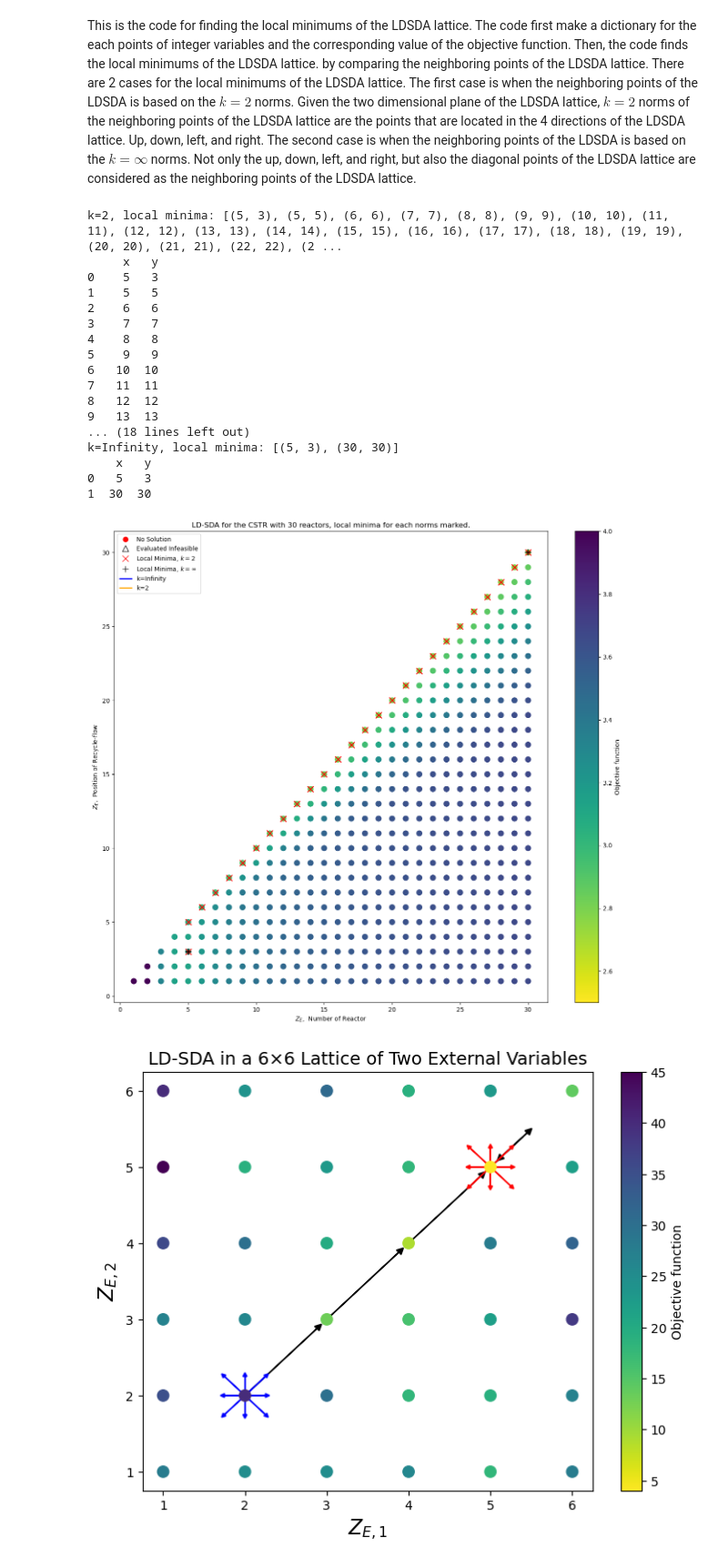
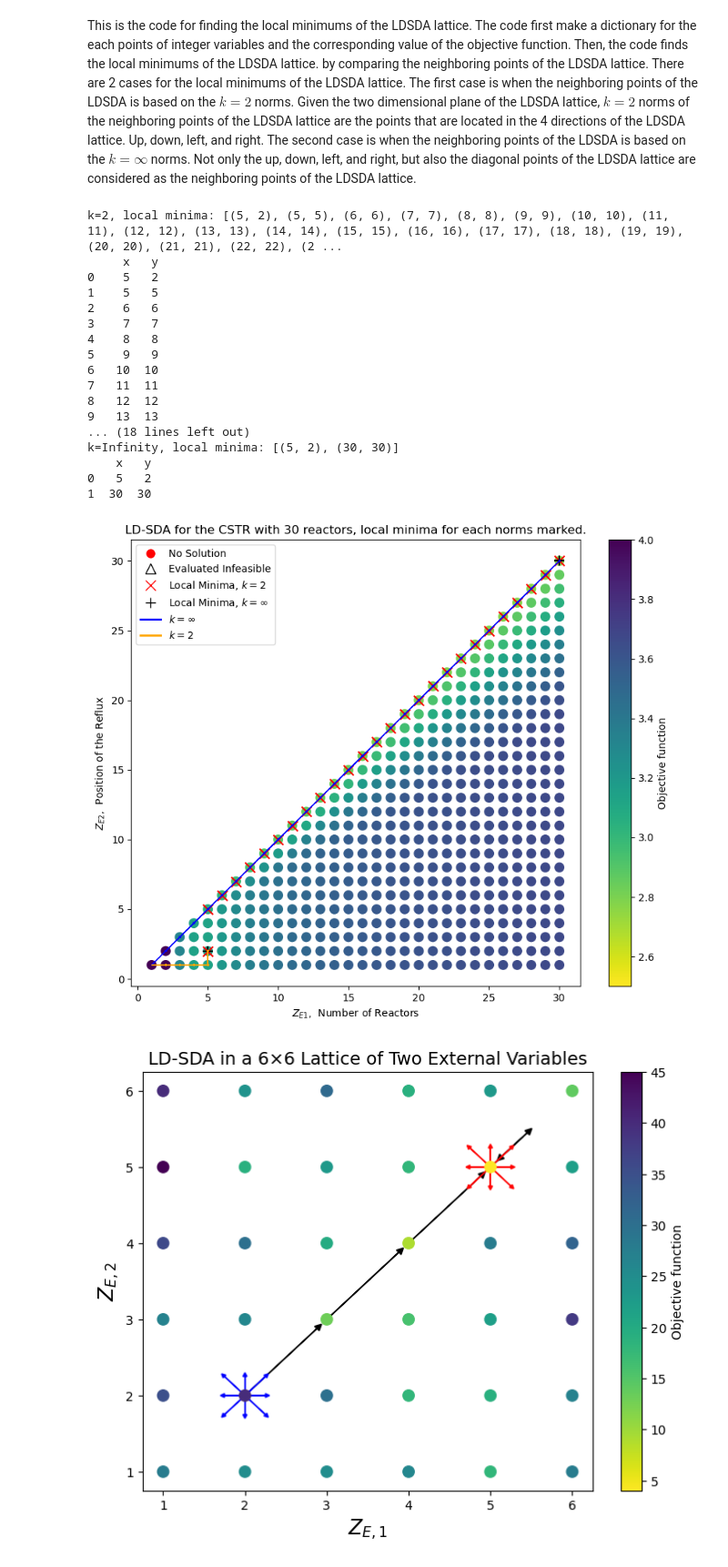
Before and after one commit to SECQUOIA/dsda-gdp, a Jupyter notebook: results/visualize_ldsda_pathways.ipynb, the cells around one changed output. Shown at 91% size. Saved outputs shown, nothing was run; the diff lists cells and outputs as text; code cells hidden in the pictures.

Commit message:
Format 30 cstr visualization

```diff
--- a/results/visualize_ldsda_pathways.ipynb
+++ b/results/visualize_ldsda_pathways.ipynb
@@ -302,7 +302,7 @@ Not only the up, down, left, and right, but also the diagonal points of the LDSD
 import pandas as pd
 
 # Read the CSV data into a DataFrame
-data = pd.read_csv('compl_enum_cstr_30_knitro_bigm_dantzig.csv')
+data = pd.read_csv('compl_enum_cstr_30_baron_bigm_dantzig.csv')
 
 # Convert the DataFrame to a dictionary for easy lookup
 data_dict = {(row['x'], row['y']): row['Objective'] for index, row in data.iterrows()}
@@ -361,9 +361,9 @@ print('k=Infinity, local minima:',lower_objective_inf)
 lower_objective_inf_df = pd.DataFrame(lower_objective_inf, columns=['x', 'y'])
 print(lower_objective_inf_df)
 # %% [output]
-k=2, local minima: [(5, 3), (5, 5), (6, 6), (7, 7), (8, 8), (9, 9), (10, 10), (11, 11), (12, 12), (13, 13), (14, 14), (15, 15), (16, 16), (17, 17), (18, 18), (19, 19), (20, 20), (21, 21), (22, 22), (2 ...
+k=2, local minima: [(5, 2), (5, 5), (6, 6), (7, 7), (8, 8), (9, 9), (10, 10), (11, 11), (12, 12), (13, 13), (14, 14), (15, 15), (16, 16), (17, 17), (18, 18), (19, 19), (20, 20), (21, 21), (22, 22), (2 ...
      x   y
-0    5   3
+0    5   2
 1    5   5
 2    6   6
 3    7   7
@@ -374,9 +374,9 @@ k=2, local minima: [(5, 3), (5, 5), (6, 6), (7, 7), (8, 8), (9, 9), (10, 10), (1
 8   12  12
 9   13  13
 ... (18 lines left out)
-k=Infinity, local minima: [(5, 3), (30, 30)]
+k=Infinity, local minima: [(5, 2), (30, 30)]
     x   y
-0   5   3
+0   5   2
 1  30  30
 # %%
 import pandas as pd
@@ -400,7 +400,7 @@ def visualize_dsda(
     ext2_name: str = 'External variable 2',
 ):
     cm = plt.colormaps.get_cmap('viridis_r')
-    plt.figure(figsize=(16, 14))
+    plt.figure(figsize=(10, 8))
 
     # Scatter plot for NaN objectives as hollow circles
     plt.scatter(nan_x, nan_y, s=80, facecolors='none', edgecolors='red')
@@ -431,27 +431,27 @@ def visualize_dsda(
                 color=color,
             )
 
-    plt.title('LD-SDA for the CSTR with 30 reactors, local minima for each norms marked.')
+    plt.title('LD-SDA for the CSTR with 30 reactors')
 
     # Using LaTeX for subscript only for 'E' in the axis labels
-    plt.xlabel('$Z_E$, ' + ext1_name.split('Z_E,')[1] if 'Z_E,' in ext1_name else ext1_name)
-    plt.ylabel('$Z_E$, ' + ext2_name.split('Z_E,')[1] if 'Z_E,' in ext2_name else ext2_name)
+    plt.xlabel('$Z_{E1}$, ' + ext1_name.split('Z_E,')[1] if 'Z_E,' in ext1_name else ext1_name)
+    plt.ylabel('$Z_{E2}$, ' + ext2_name.split('Z_E,')[1] if 'Z_E,' in ext2_name else ext2_name)
 
     legend_elements = [
         plt.Line2D([0], [0], marker='o', color='w', markerfacecolor='red', markersize=10, label='No Solution'),
         plt.Line2D([0], [0], marker='^', color='w', markerfacecolor='none', markeredgecolor='black', markersize=10, label='Evaluated Infeasible'),
         plt.Line2D([0], [0], marker='x', color='w', markeredgecolor='red', markersize=10, label='Local Minima, $k=2$'),
         plt.Line2D([0], [0], marker='+', color='w', markeredgecolor='black', markersize=10, label='Local Minima, $k=\infty$'),
-        plt.Line2D([0], [0], color='blue', lw=2, label='k=Infinity'),
-        plt.Line2D([0], [0], color='orange', lw=2, label='k=2')
+        plt.Line2D([0], [0], color='blue', lw=2, label='$k=\infty$'),
+        plt.Line2D([0], [0], color='orange', lw=2, label='$k=2$')
     ]
     plt.legend(handles=legend_elements)
     plt.show()
 
 df = pd.read_csv('compl_enum_cstr_30_baron_dantzig.csv')
 
-route1 = []
-route2 = []
+route1 = [(1,1), (2,2), (3,3), (4,4), (5,5), (6,6), (7,7), (8,8), (9,9), (10,10), (11,11), (12,12), (13,13), (14,14), (15,15), (16,16), (17,17), (18,18), (19,19), (20,20), (21,21), (22,22), (23,23), (24,24), (25,25), (26,26), (27,27), (28,28), (29,29), (30,30)]
+route2 = [(1,1), (2,1), (3,1), (4,1), (5,1), (5,2)]
 
 # Enter the local minima coordinates for k=2
 local_minima_x = lower_objective_df['x'].tolist()
@@ -470,36 +470,36 @@ feas_x = optimal_df['x'].tolist()
 feas_y = optimal_df['y'].tolist()
 objs = optimal_df['Objective'].tolist()  # Replacing NaN with 0 for plotting purposes
 
 # Extract x, y coordinates for infeasible points
 infeas_x = infeasible_df['x'].tolist()
 infeas_y = infeasible_df['y'].tolist()
 
 # Identify points with NaN objectives within the optimal dataset
 nan_obj_indices = optimal_df['Objective'].index[optimal_df['Objective'].isna()].tolist()
 nan_x = optimal_df['x'][nan_obj_indices].tolist()
 nan_y = optimal_df['y'][nan_obj_indices].tolist()
 
 # Visualize both routes on the same graph
 routes_colors = [(route1, 'blue'), (route2, 'orange')]
 # routes_colors = [(route1, 'blue')]
 # routes_colors = [(route2, 'orange')]
 
 visualize_dsda(routes_colors=routes_colors,
                feas_x=feas_x,
                feas_y=feas_y,
                infeas_x=infeas_x,
                infeas_y=infeas_y,
                nan_x=nan_x,
                nan_y=nan_y,
                local_minima_x= local_minima_x,
                local_minima_y= local_minima_y,
                local_minima_x_inf= local_minima_x_inf,
                local_minima_y_inf= local_minima_y_inf,
                objs=objs,
-               ext1_name='Z_E, Number of Reactor',
-               ext2_name='Z_E, Position of Recycle-flow')
+               ext1_name='Z_E, Number of Reactors',
+               ext2_name='Z_E, Position of the Reflux')
 # %% [output]
-[figure, old version]
+[figure, new version]
 # %%
 import pandas as pd
 def visualize_dsda(
```
